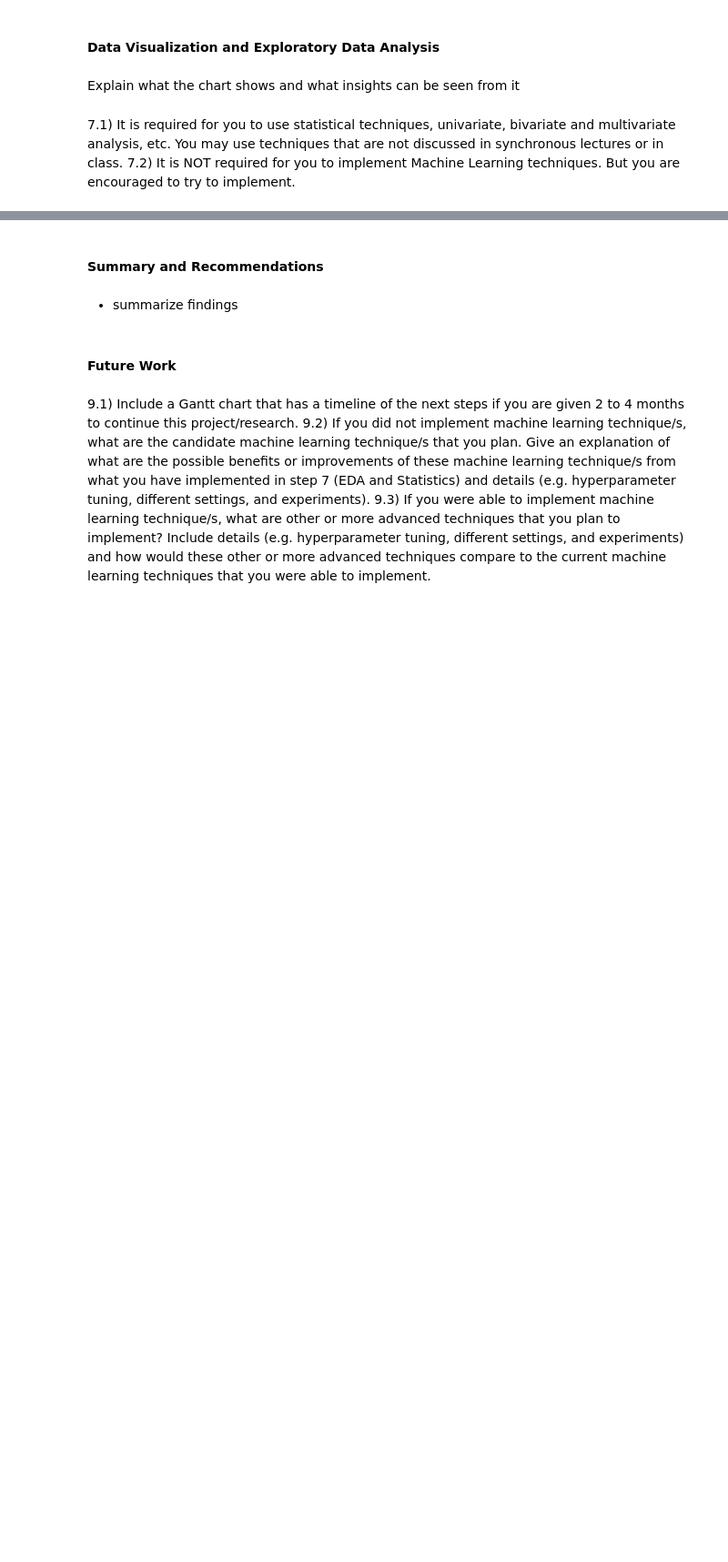
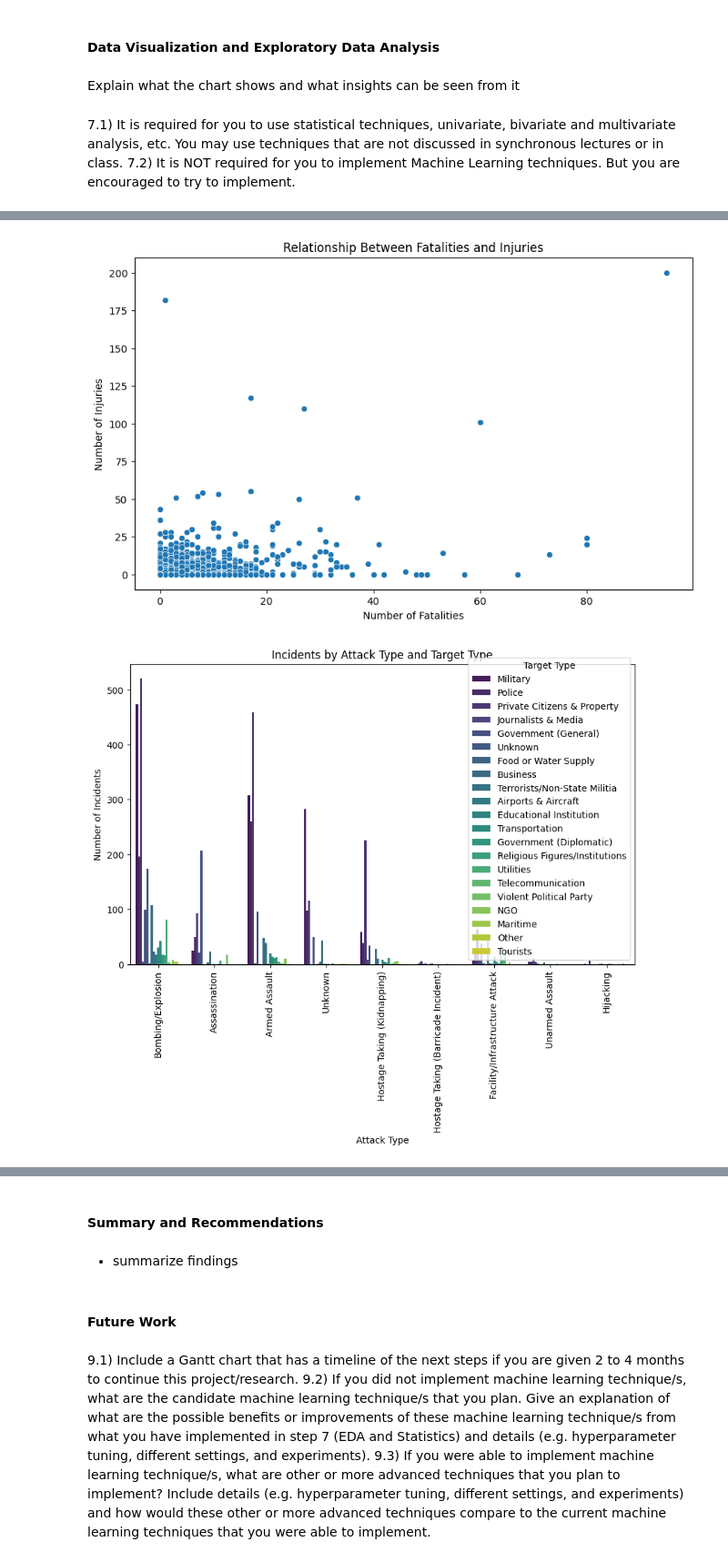
Before and after one commit to almiravelas/DATA100_MCO2, a Jupyter notebook: file.ipynb, the cells around one changed output, grey strips where cells are left out. Shown at 91% size. Saved outputs shown, nothing was run; the diff lists cells and outputs as text; code cells hidden in the pictures; blank space fills up the shorter version.

```diff
--- a/file.ipynb
+++ b/file.ipynb
@@ -375,0 +492,22 @@ Explain what the chart shows and what insights can be seen from it
+# %%
+#Bivariate Analysis
+# Relationship between fatalities and injuries
+plt.figure(figsize=(10, 6))
+sns.scatterplot(x='nkill', y='nwound', data=df_final)
+plt.title('Relationship Between Fatalities and Injuries')
+plt.xlabel('Number of Fatalities')
+plt.ylabel('Number of Injuries')
+plt.show()
+
+# Relationship between attack type and target type
+plt.figure(figsize=(10, 6))
+sns.countplot(x='attacktype1_mapped', hue='targtype1_mapped', data=df_final, palette='viridis')
+plt.title('Incidents by Attack Type and Target Type')
+plt.xlabel('Attack Type')
+plt.ylabel('Number of Incidents')
+plt.xticks(rotation=90)
+plt.legend(title='Target Type')
+plt.show()
+# %% [output]
+[figure, added]
+[figure, added]
```
Also changed, not shown: parts of 10 cells of this notebook.
